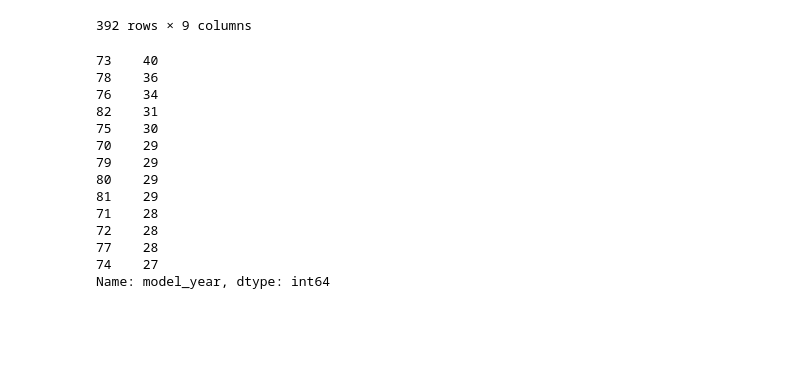
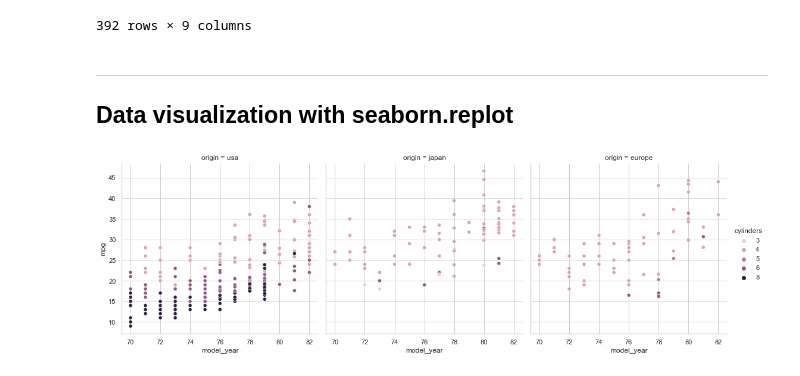
Before and after one commit to hyoaru/dsa-libraries-test, a Jupyter notebook: seaborn.ipynb, the cells around one changed output. Cells and saved outputs as stored; diff of their text form; code cells hidden in the pictures; blank space fills up the shorter version.

```diff
--- a/seaborn.ipynb
+++ b/seaborn.ipynb
@@ -5,9 +5,14 @@
 ## Data initialization
 Testing seaborn methods using the dataset [mpg](https://github.com/mwaskom/seaborn-data/blob/master/mpg.csv) from seaborn data exercises
 # %%
+from matplotlib import pyplot as plt
 import pandas as pd
 import seaborn as sns
 import numpy as np
 
-mpg_dataframe = pd.read_csv('data\mpg_dataframe.csv', )
+sns.set(rc={'figure.figsize' : (7,6)})
+sns.set_style(style='whitegrid')
+
+mpg_dataframe = pd.read_csv('data\mpg_dataframe.csv')
+mpg_dataframe.dropna(inplace=True)
 # %%
@@ -26,20 +31,16 @@ mpg_dataframe.dropna()
 | 396 | 28.0 | 4 | 120.0 | 79.0 | 2625 | 18.6 | 82 | usa | ford ranger |
 | 397 | 31.0 | 4 | 119.0 | 82.0 | 2720 | 19.4 | 82 | usa | chevy s-10 |
 392 rows × 9 columns
-# %%
-sns
-# %% [output]
-73    40
-78    36
-76    34
-82    31
-75    30
-70    29
-79    29
-80    29
-81    29
-71    28
-72    28
-77    28
-74    27
-Name: model_year, dtype: int64
+# %% [markdown]
+---
+## Data visualization with seaborn.replot
+# %%
+sns.relplot(
+    x='model_year',
+    y='mpg',
+    col='origin',
+    hue='cylinders',
+    data=mpg_dataframe,
+);
+# %% [output]
+[figure, added]
```
Also changed, not shown: parts of 6 cells of this notebook.
